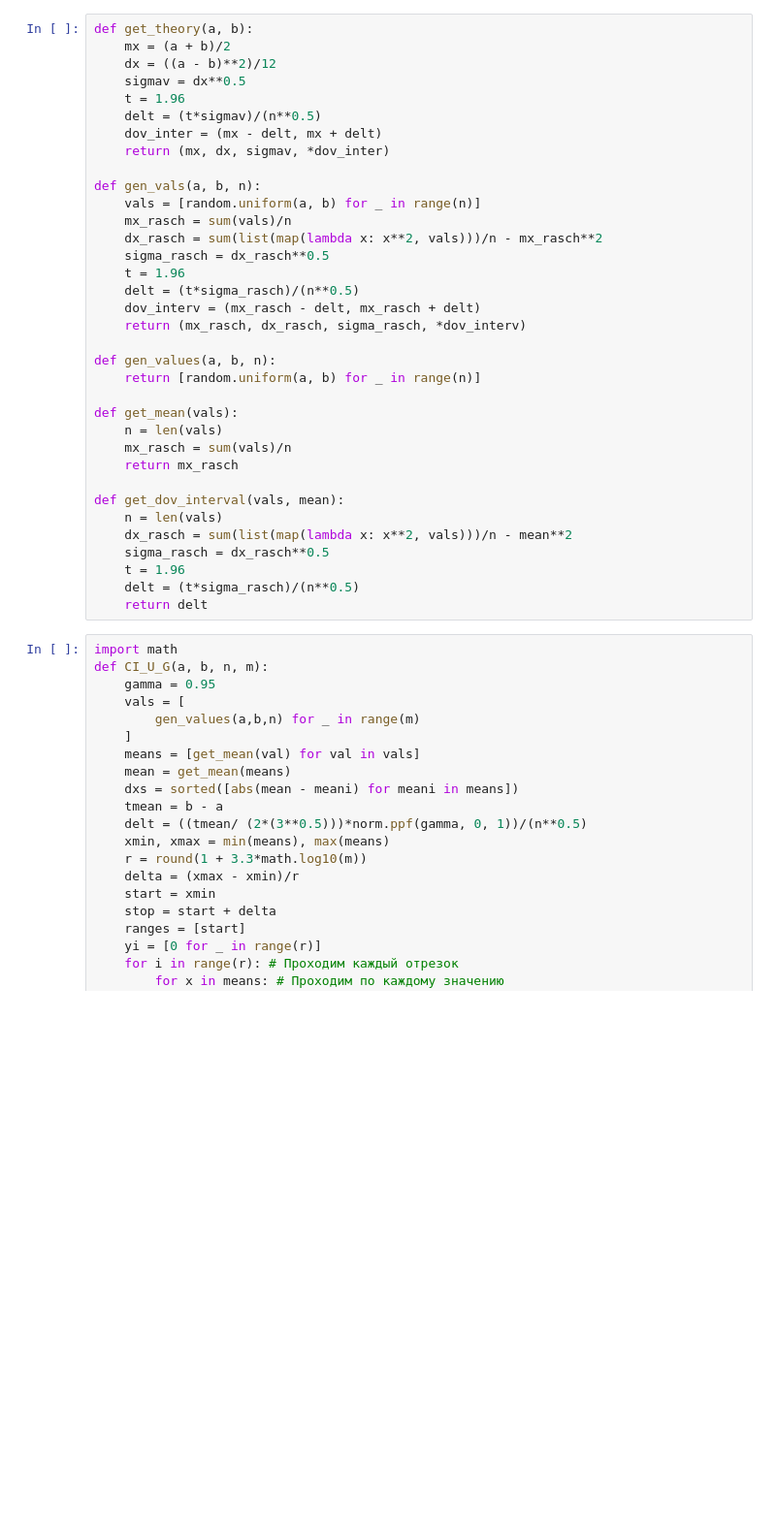
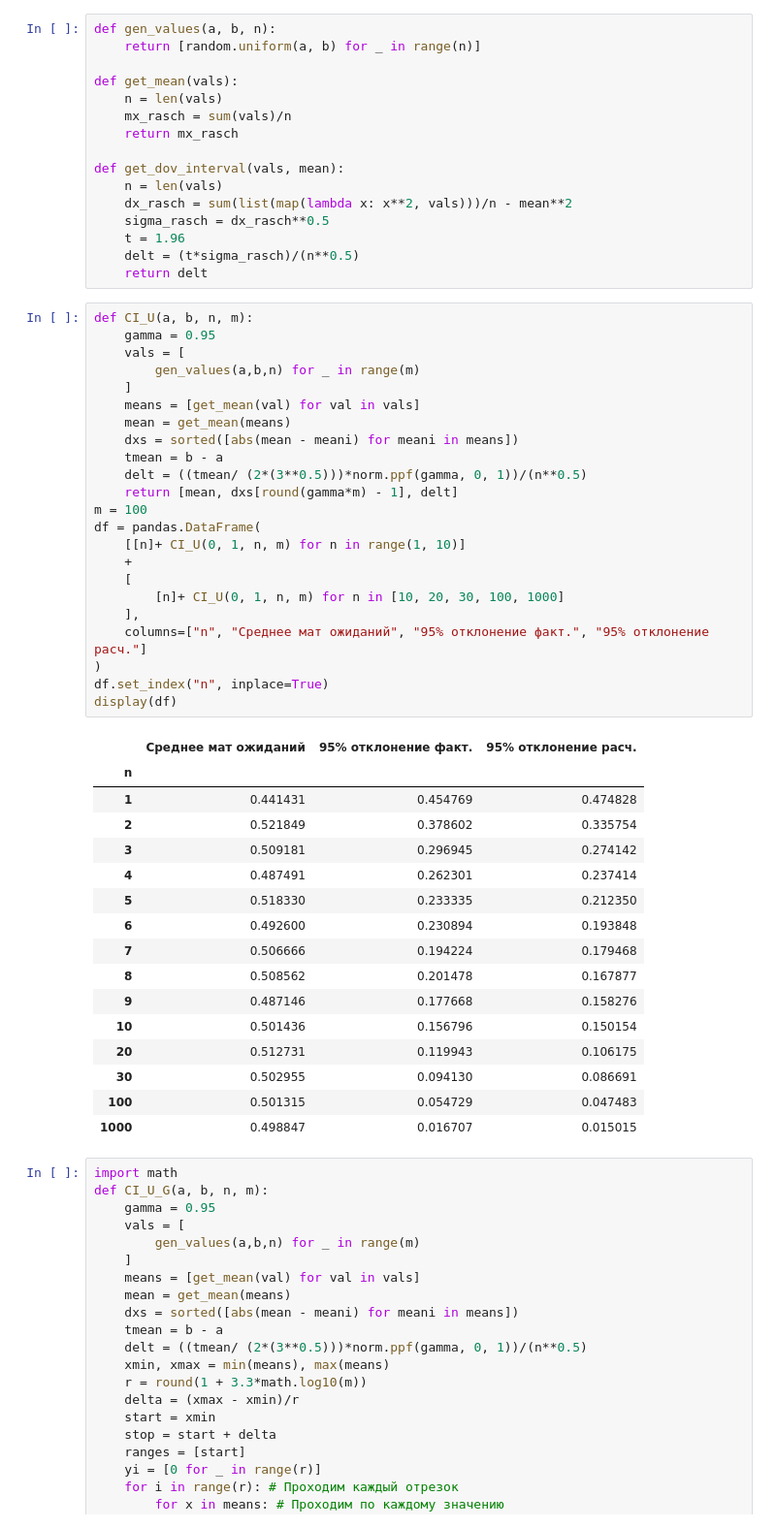
Before and after one commit to TheDeaX-Lab/solution1, a Jupyter notebook: test.ipynb, the cells around one changed output. Shown at 97% size. Drawn from its saved outputs; the diff is of its cells as text; blank space fills up the shorter version.

```diff
--- a/test.ipynb
+++ b/test.ipynb
@@ -4,23 +9,4 @@ from scipy.stats import norm
 # %%
-def get_theory(a, b):
-    mx = (a + b)/2
-    dx = ((a - b)**2)/12
-    sigmav = dx**0.5
-    t = 1.96
-    delt = (t*sigmav)/(n**0.5)
-    dov_inter = (mx - delt, mx + delt)
-    return (mx, dx, sigmav, *dov_inter)
-
-def gen_vals(a, b, n):
-    vals = [random.uniform(a, b) for _ in range(n)]
-    mx_rasch = sum(vals)/n
-    dx_rasch = sum(list(map(lambda x: x**2, vals)))/n - mx_rasch**2
-    sigma_rasch = dx_rasch**0.5
-    t = 1.96
-    delt = (t*sigma_rasch)/(n**0.5)
-    dov_interv = (mx_rasch - delt, mx_rasch + delt)
-    return (mx_rasch, dx_rasch, sigma_rasch, *dov_interv)
-
 def gen_values(a, b, n):
     return [random.uniform(a, b) for _ in range(n)]
 
@@ -36,6 +22,46 @@ def get_dov_interval(vals, mean):
     t = 1.96
     delt = (t*sigma_rasch)/(n**0.5)
     return delt
+# %%
+def CI_U(a, b, n, m):
+    gamma = 0.95
+    vals = [
+        gen_values(a,b,n) for _ in range(m)
+    ]
+    means = [get_mean(val) for val in vals]
+    mean = get_mean(means)
+    dxs = sorted([abs(mean - meani) for meani in means])
+    tmean = b - a
+    delt = ((tmean/ (2*(3**0.5)))*norm.ppf(gamma, 0, 1))/(n**0.5)
+    return [mean, dxs[round(gamma*m) - 1], delt]
+m = 100
+df = pandas.DataFrame(
+    [[n]+ CI_U(0, 1, n, m) for n in range(1, 10)]
+    +
+    [
+        [n]+ CI_U(0, 1, n, m) for n in [10, 20, 30, 100, 1000]
+    ],
+    columns=["n", "Среднее мат ожиданий", "95% отклонение факт.", "95% отклонение расч."]
+)
+df.set_index("n", inplace=True)
+display(df)
+# %% [output]
+|  | Среднее мат ожиданий | 95% отклонение факт. | 95% отклонение расч. |
+| n |  |  |  |
+| 1 | 0.441431 | 0.454769 | 0.474828 |
+| 2 | 0.521849 | 0.378602 | 0.335754 |
+| 3 | 0.509181 | 0.296945 | 0.274142 |
+| 4 | 0.487491 | 0.262301 | 0.237414 |
+| 5 | 0.518330 | 0.233335 | 0.212350 |
+| 6 | 0.492600 | 0.230894 | 0.193848 |
+| 7 | 0.506666 | 0.194224 | 0.179468 |
+| 8 | 0.508562 | 0.201478 | 0.167877 |
+| 9 | 0.487146 | 0.177668 | 0.158276 |
+| 10 | 0.501436 | 0.156796 | 0.150154 |
+| 20 | 0.512731 | 0.119943 | 0.106175 |
+| 30 | 0.502955 | 0.094130 | 0.086691 |
+| 100 | 0.501315 | 0.054729 | 0.047483 |
+| 1000 | 0.498847 | 0.016707 | 0.015015 |
 # %%
 import math
 def CI_U_G(a, b, n, m):
```
Also changed, not shown: parts of 2 cells of this notebook.
